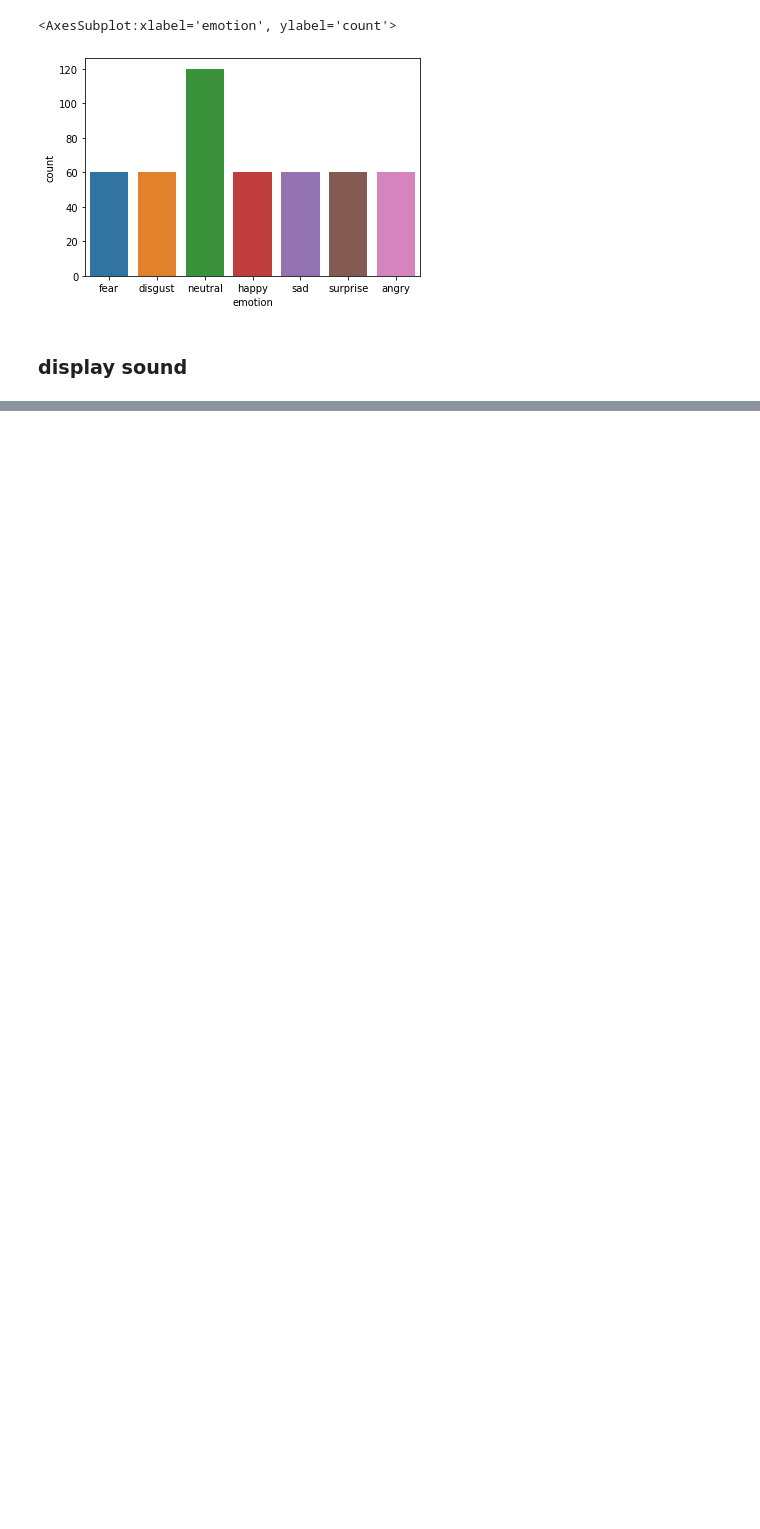
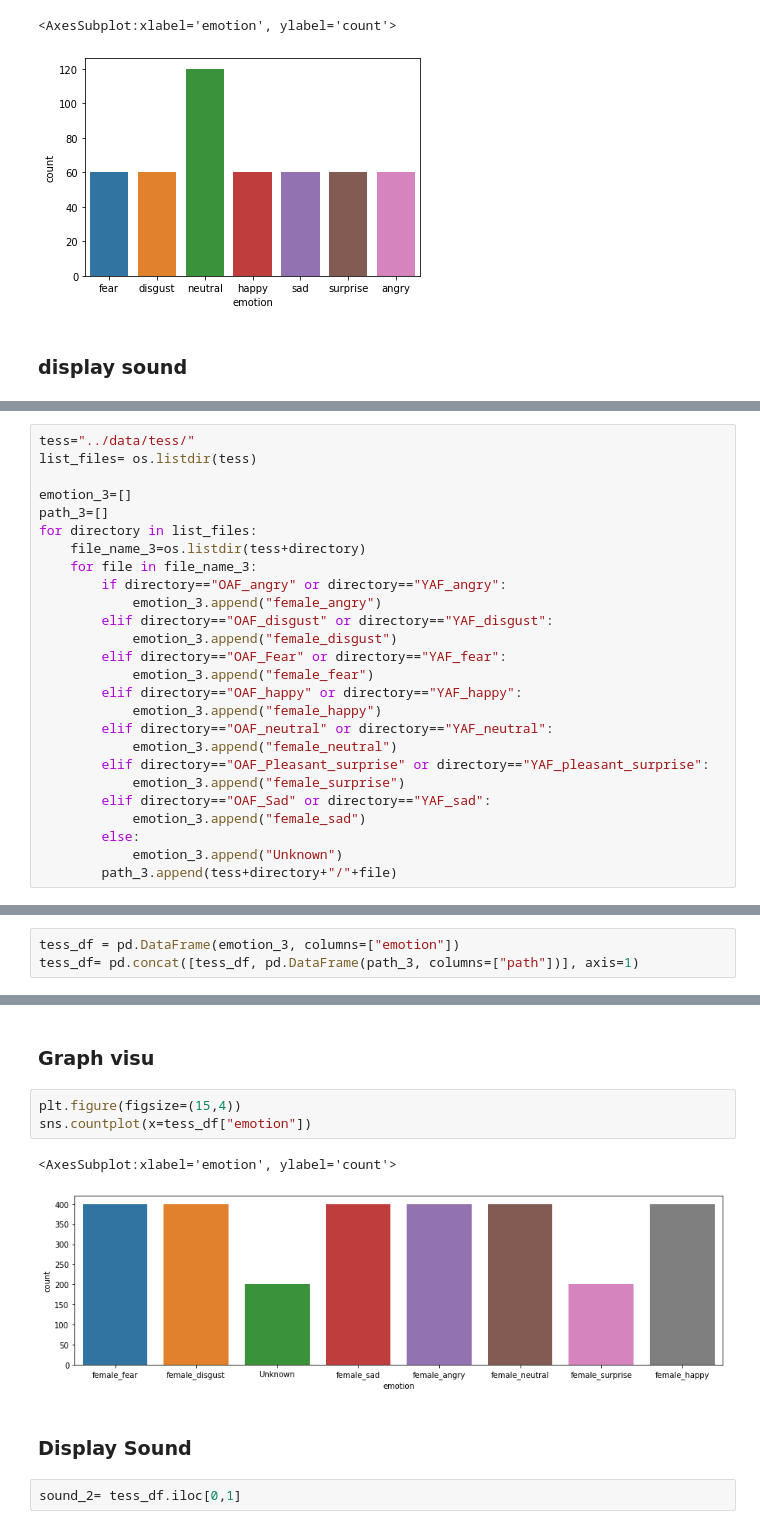
Before and after one commit to caronarthur/ai-motion, a Jupyter notebook: notebooks/mateo_data_exploration.ipynb, the cells around one changed output, grey strips where cells are left out. Saved outputs shown, nothing was run; the diff lists cells and outputs as text; blank space fills up the shorter version.

```diff
--- a/notebooks/mateo_data_exploration.ipynb
+++ b/notebooks/mateo_data_exploration.ipynb
@@ -82,0 +170,26 @@ ipd.Audio(file)
+# %%
+tess="../data/tess/"
+list_files= os.listdir(tess)
+
+emotion_3=[]
+path_3=[]
+for directory in list_files:
+    file_name_3=os.listdir(tess+directory)
+    for file in file_name_3:
+        if directory=="OAF_angry" or directory=="YAF_angry":
+            emotion_3.append("female_angry")
+        elif directory=="OAF_disgust" or directory=="YAF_disgust":
+            emotion_3.append("female_disgust")
+        elif directory=="OAF_Fear" or directory=="YAF_fear":
+            emotion_3.append("female_fear")
+        elif directory=="OAF_happy" or directory=="YAF_happy":
+            emotion_3.append("female_happy")
+        elif directory=="OAF_neutral" or directory=="YAF_neutral":
+            emotion_3.append("female_neutral")
+        elif directory=="OAF_Pleasant_surprise" or directory=="YAF_pleasant_surprise":
+            emotion_3.append("female_surprise")
+        elif directory=="OAF_Sad" or directory=="YAF_sad":
+            emotion_3.append("female_sad")
+        else:
+            emotion_3.append("Unknown")
+        path_3.append(tess+directory+"/"+file)
@@ -82,0 +198,3 @@ ipd.Audio(file)
+# %%
+tess_df = pd.DataFrame(emotion_3, columns=["emotion"])
+tess_df= pd.concat([tess_df, pd.DataFrame(path_3, columns=["path"])], axis=1)
@@ -82,0 +210,12 @@ ipd.Audio(file)
+# %% [markdown]
+### Graph visu
+# %%
+plt.figure(figsize=(15,4))
+sns.countplot(x=tess_df["emotion"])
+# %% [output]
+<AxesSubplot:xlabel='emotion', ylabel='count'>
+[figure, added]
+# %% [markdown]
+### Display Sound
+# %%
+sound_2= tess_df.iloc[0,1]
```
Also changed, not shown: parts of 39 cells of this notebook.
